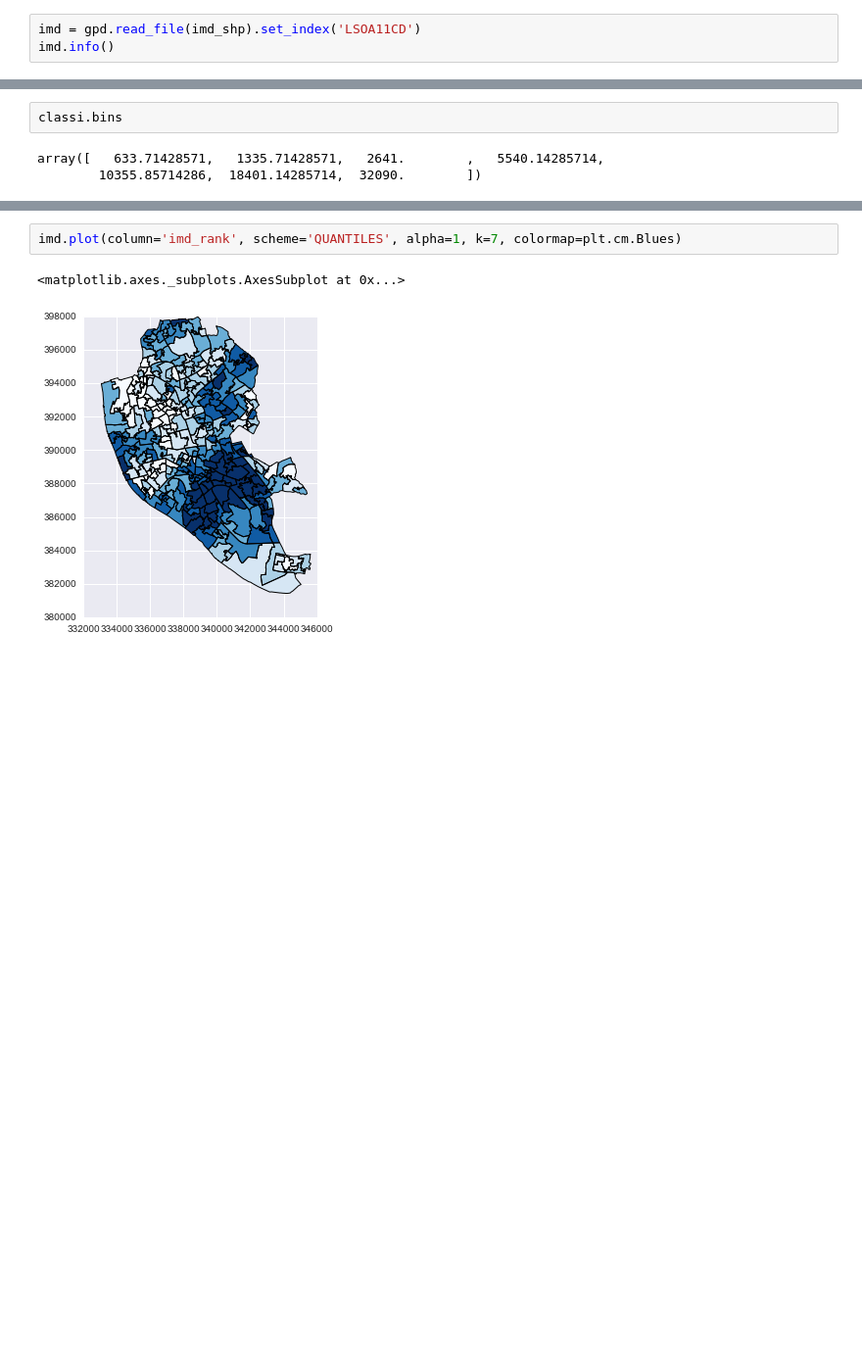
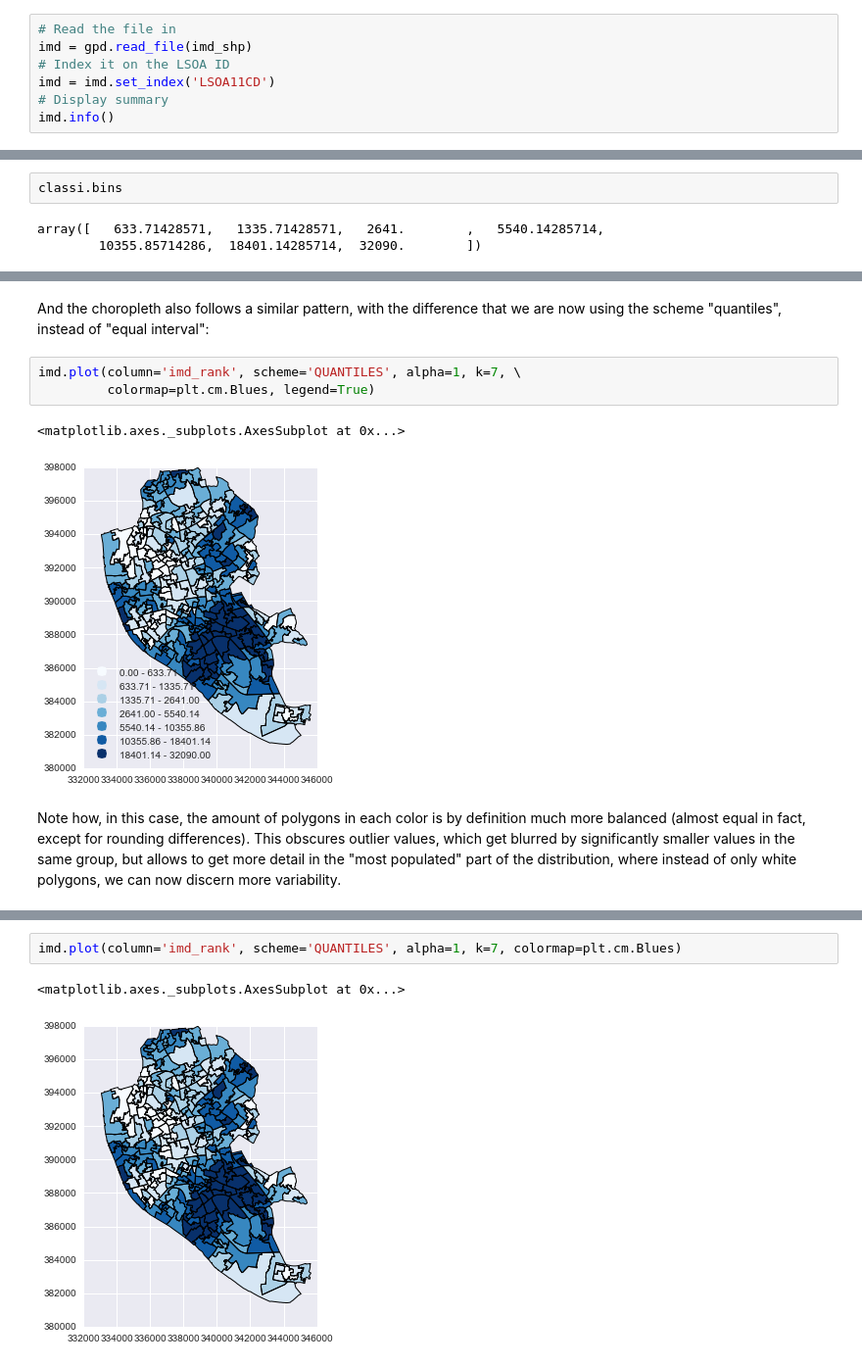
Before and after one commit to darribas/gds15, a Jupyter notebook: content/labs/lab_04.ipynb, the cells around one changed output, grey strips where cells are left out. Shown at 98% size. Cells and saved outputs as stored; diff of their text form; blank space fills up the shorter version.

```diff
--- a/content/labs/lab_04.ipynb
+++ b/content/labs/lab_04.ipynb
@@ -27,5 +43,9 @@ Load the IMD data:
 # %%
-imd = gpd.read_file(imd_shp).set_index('LSOA11CD')
+# Read the file in
+imd = gpd.read_file(imd_shp)
+# Index it on the LSOA ID
+imd = imd.set_index('LSOA11CD')
+# Display summary
 imd.info()
 # %% [output]
 <class 'geopandas.geodataframe.GeoDataFrame'>
@@ -151,3 +294,13 @@ for cut in classi.bins:
 plt.show()
 # %% [output]
 [figure]
+# %% [markdown]
+And the choropleth also follows a similar pattern, with the difference that we are now using the scheme "quantiles", instead of "equal interval":
+# %%
+imd.plot(column='imd_rank', scheme='QUANTILES', alpha=1, k=7, \
+         colormap=plt.cm.Blues, legend=True)
+# %% [output]
+<matplotlib.axes._subplots.AxesSubplot at 0x...>
+[figure, added]
+# %% [markdown]
+Note how, in this case, the amount of polygons in each color is by definition much more balanced (almost equal in fact, except for rounding differences). This obscures outlier values, which get blurred by significantly smaller values in the same group, but allows to get more detail in the "most populated" part of the distribution, where instead of only white polygons, we can now discern more variability.
```
Also changed, not shown: parts of 83 cells of this notebook, 13 other files.
